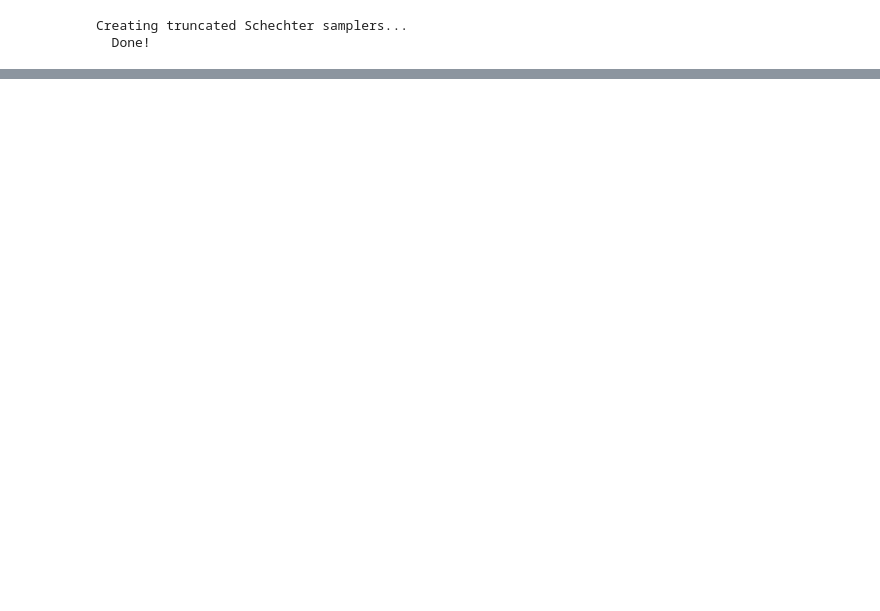
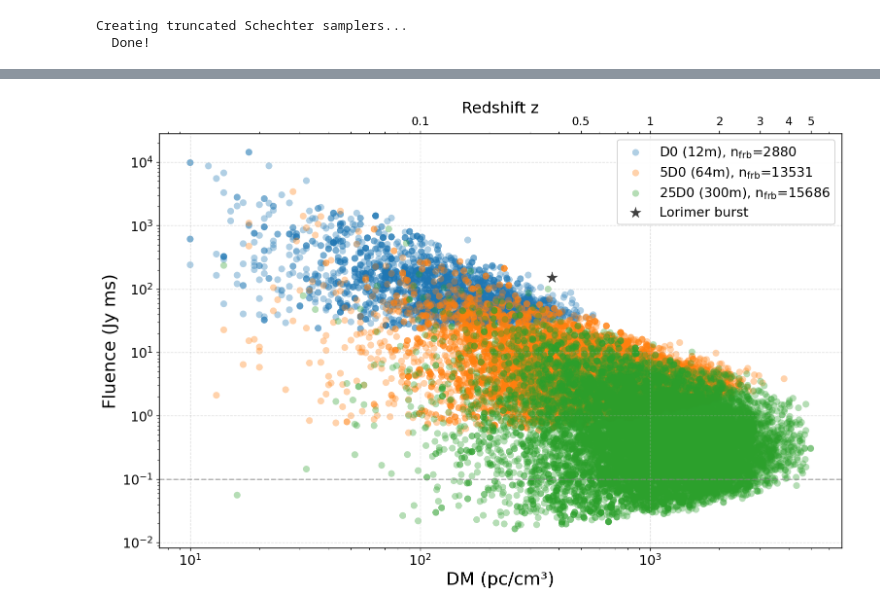
Before and after one commit to tzuyin524/FRB-POP, a Jupyter notebook: DM_comparison_mc_3tel.ipynb, the cells around one changed output, grey strips where cells are left out. Saved outputs shown, nothing was run; the diff lists cells and outputs as text; code cells hidden in the pictures; blank space fills up the shorter version.

```diff
--- a/DM_comparison_mc_3tel.ipynb
+++ b/DM_comparison_mc_3tel.ipynb
@@ -1289,0 +843,76 @@ Beam off vs Beam on
+# %%
+# ----------------------------------------------------------------------------
+# PLOT: fluence vs DM, RESAMPLED so the number of dots drawn == n_frb.
+#
+# fluence_dm_results holds importance-weighted samples: thousands of raw MC
+# detections, each tagged with a weight representing a fraction of a real
+# FRB. Plotting all of them (even with weight-scaled marker sizes) makes the
+# dot COUNT visually suggest far more FRBs than n_frb actually is.
+#
+# Standard fix: resample. Draw n_frb points from the existing weighted
+# samples, each with probability proportional to its weight (multinomial /
+# particle-filter-style resampling). The result is n_frb equally-weighted
+# points -- the number of dots on the plot now literally equals n_frb, and
+# no size-scaling is needed since every plotted point now represents one
+# unit of population weight.
+# ----------------------------------------------------------------------------
+def resample_to_unweighted(events, weights, n_out, rng=None):
+    """Return n_out samples drawn from `events`, each i.i.d. with probability
+    proportional to `weights` (weights need not sum to 1 or to n_out)."""
+    if n_out <= 0 or len(events) == 0 or weights.sum() <= 0:
+        return []
+    rng = rng or np.random
+    probs = weights / weights.sum()
+    idx = rng.choice(len(events), size=n_out, replace=True, p=probs)
+    return [events[i] for i in idx]
+
+_resample_rng = np.random.default_rng(0)  # fixed seed just for this plotting step
+
+fig, ax = plt.subplots(figsize=(12, 8), dpi=130)
+
+for tel_key in ["d0", "5d0", "25d0"]:
+    events = fluence_dm_results[tel_key]
+    weights = population_totals[tel_key]
+    if len(events) == 0:
+        continue
+
+    n_frb = weights.sum()
+    n_frb_int = int(round(n_frb))
+
+    resampled = resample_to_unweighted(events, weights, n_frb_int, rng=_resample_rng)
+    if not resampled:
+        continue
+
+    dms = np.array([e["DM"] for e in resampled])
+    fluences = np.array([e["fluence"] for e in resampled])
+
+    ax.scatter(
+        dms, fluences, s=60, alpha=0.35, color=colors_tel[tel_key], edgecolors="none",
+        label=f'{labels_tel[tel_key]}, n$_{{\\mathrm{{frb}}}}$={n_frb_int}'
+    )
+ax.scatter(375,150, s=200, alpha=0.75, marker='*', color="black", edgecolors="none", label="Lorimer burst")
+ax.set_xscale("log")
+ax.set_yscale("log")
+ax.set_xlabel("DM (pc/cm\u00b3)", fontsize=20)
+ax.set_ylabel("Fluence (Jy ms)", fontsize=20)
+ax.tick_params(axis="both", labelsize=15)
+ax.grid(True, alpha=0.4, linestyle="--", linewidth=0.8)
+ax.legend(fontsize=15, loc="upper right", framealpha=0.95)
+ax.axhline(0.1, color="gray", linestyle="--", linewidth=1.5, alpha=0.6)
+
+# --- top x-axis: redshift, using DM = 1000 * z (same relation used to build DM above) ---
+z_ticks = [0.1, 0.5, 1, 2, 3, 4, 5]
+dm_ticks = [1000 * z for z in z_ticks]
+
+ax2 = ax.twiny()
+ax2.set_xscale("log")
+ax2.set_xlim(ax.get_xlim())          # share the same DM range/scale as the bottom axis
+ax2.set_xticks(dm_ticks)
+ax2.set_xticklabels([f"{z:g}" for z in z_ticks])
+ax2.set_xlabel("Redshift z", fontsize=18)
+ax2.tick_params(axis="x", labelsize=13)
+
+plt.tight_layout()
+plt.show()
+# %% [output]
+[figure, added]
```
Also changed, not shown: parts of 28 cells of this notebook, 18 other files.
